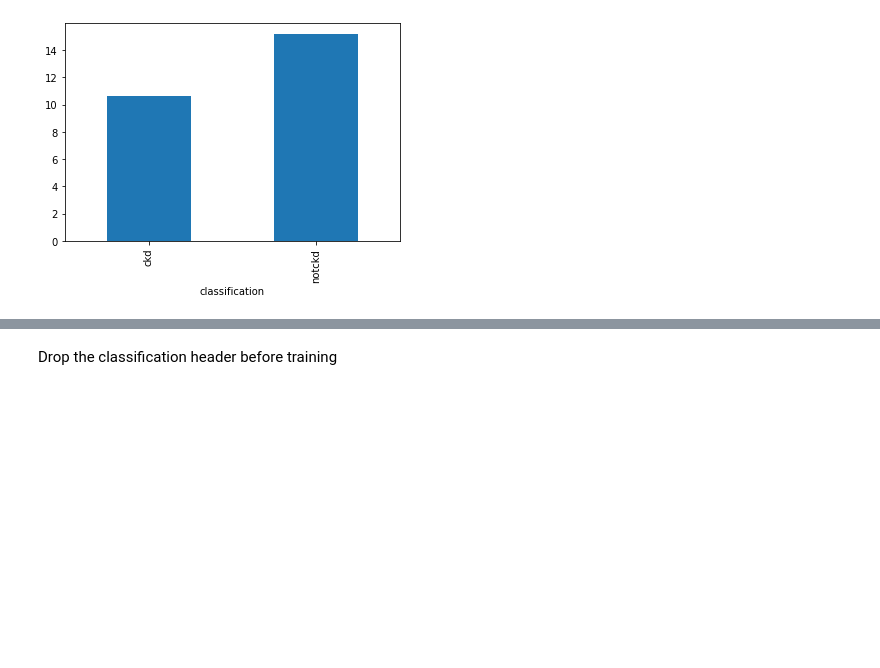
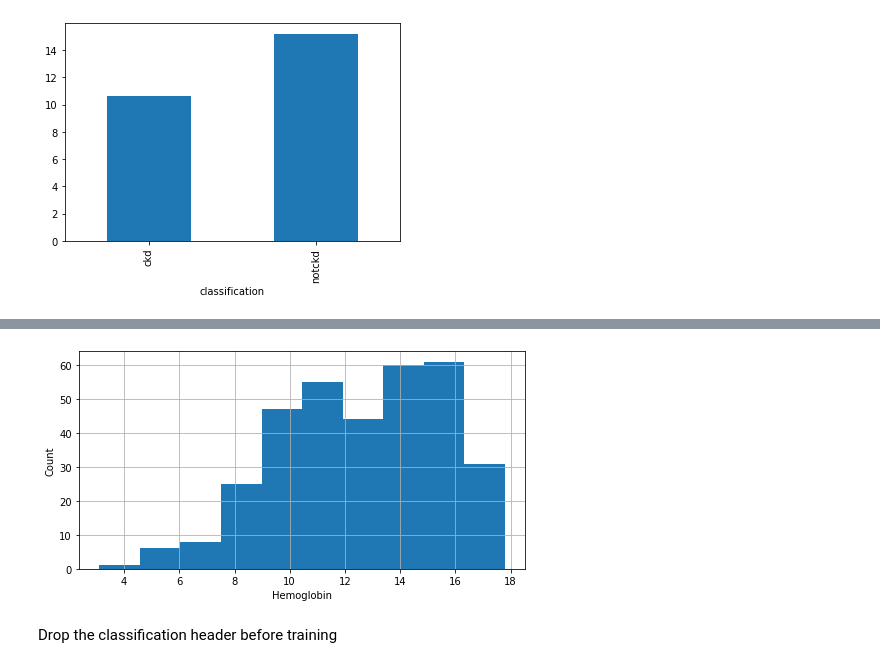
Before and after one commit to MHR1985/DSC_ExamProject, a Jupyter notebook: Python/kidneyNotebook.ipynb, the cells around one changed output, grey strips where cells are left out. Cells and saved outputs as stored; diff of their text form; code cells hidden in the pictures; blank space fills up the shorter version.

```diff
--- a/Python/kidneyNotebook.ipynb
+++ b/Python/kidneyNotebook.ipynb
@@ -242,3 +258,10 @@ data.groupby('blood pressure').size().plot(kind='bar')
+# %%
+histogramHemo = unalteredData['hemoglobin'].hist(figsize=(8,4))
+histogramHemo.set_xlabel("Hemoglobin")
+histogramHemo.set_ylabel("Count")
+plt.show()
+# %% [output]
+[figure, added]
 # %% [markdown]
 Drop the classification header before training
 # %%
```
Also changed, not shown: parts of 6 cells of this notebook.
